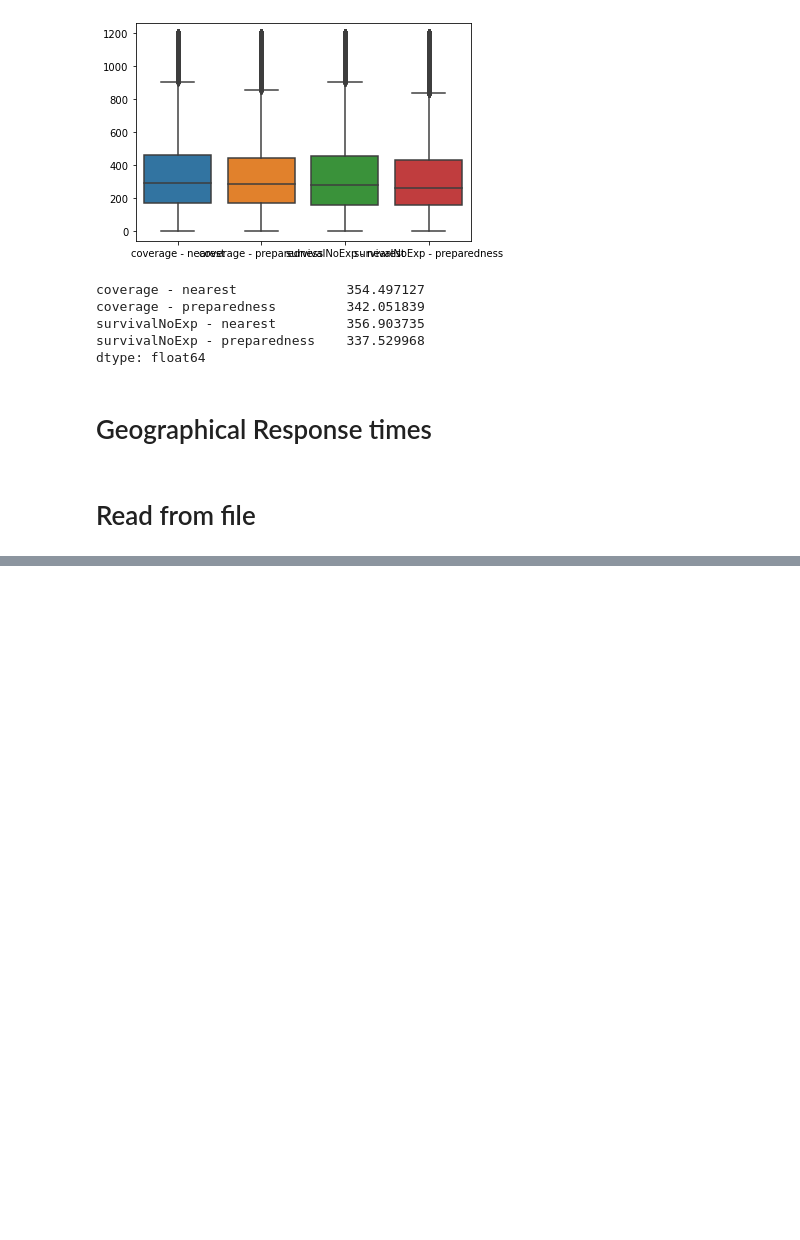
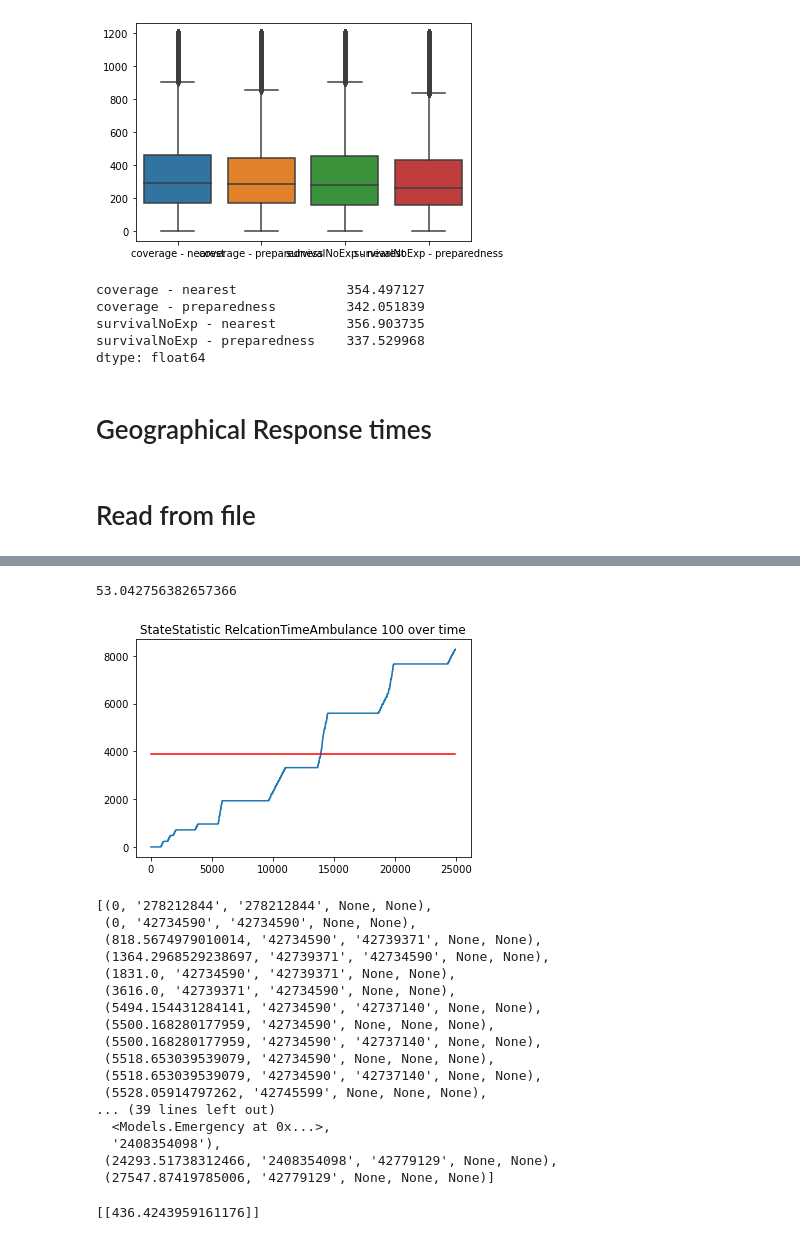
Before and after one commit to yamilbknsu/ems-ny-data, a Jupyter notebook: StatisticsDisplay2.ipynb, the cells around one changed output, grey strips where cells are left out. Drawn from its saved outputs; the diff is of its cells as text; code cells hidden in the pictures; blank space fills up the shorter version.

```diff
--- a/StatisticsDisplay2.ipynb
+++ b/StatisticsDisplay2.ipynb
@@ -539,0 +667,28 @@ sns.boxplot(df['Idle'])
+# %%
+def SurvivalFunction(response_times):
+        return (1 + np.exp(0.679 + .262 * response_times)) ** -1
+sum([SurvivalFunction(d[1]/60) for d in statistics[0]['HSresponseTime'].data])
+# %% [output]
+53.042756382657366
+# %%
+statistics[1]['Ambulance 100']['Statistics']['RelocationTime'].visualize()
+statistics[1]['Ambulance 100']['Record']
+# %% [output]
+[figure, added]
+[(0, '278212844', '278212844', None, None),
+ (0, '42734590', '42734590', None, None),
+ (818.5674979010014, '42734590', '42739371', None, None),
+ (1364.2968529238697, '42739371', '42734590', None, None),
+ (1831.0, '42734590', '42739371', None, None),
+ (3616.0, '42739371', '42734590', None, None),
+ (5494.154431284141, '42734590', '42737140', None, None),
+ (5500.168280177959, '42734590', None, None, None),
+ (5500.168280177959, '42734590', '42737140', None, None),
+ (5518.653039539079, '42734590', None, None, None),
+ (5518.653039539079, '42734590', '42737140', None, None),
+ (5528.05914797262, '42745599', None, None, None),
+... (39 lines left out)
+  <Models.Emergency at 0x...>,
+  '2408354098'),
+ (24293.51738312466, '2408354098', '42779129', None, None),
+ (27547.87419785006, '42779129', None, None, None)]
@@ -539,0 +707,4 @@ sns.boxplot(df['Idle'])
+# %%
+graph.shortest_paths('42985910', '4444865500', weights = graph.es['length'] / np.array(speeds['p2n']))
+# %% [output]
+[[436.4243959161176]]
```
Also changed, not shown: parts of 14 cells of this notebook, 4 other files.
